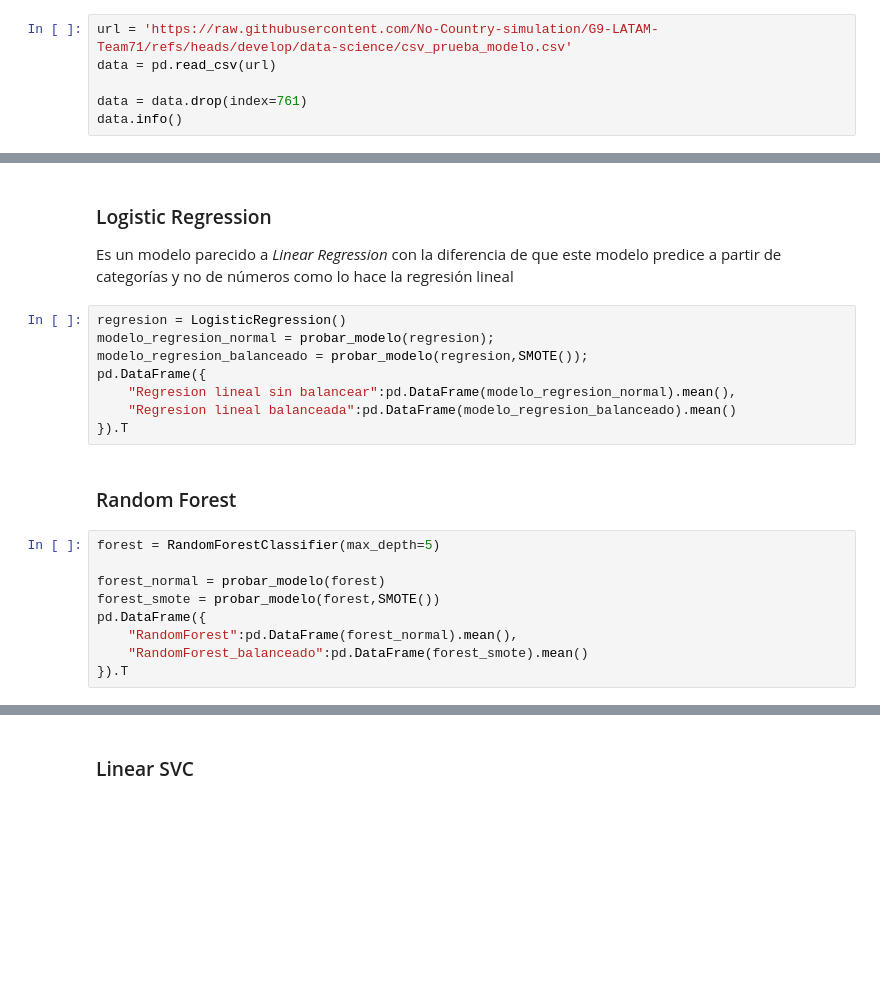
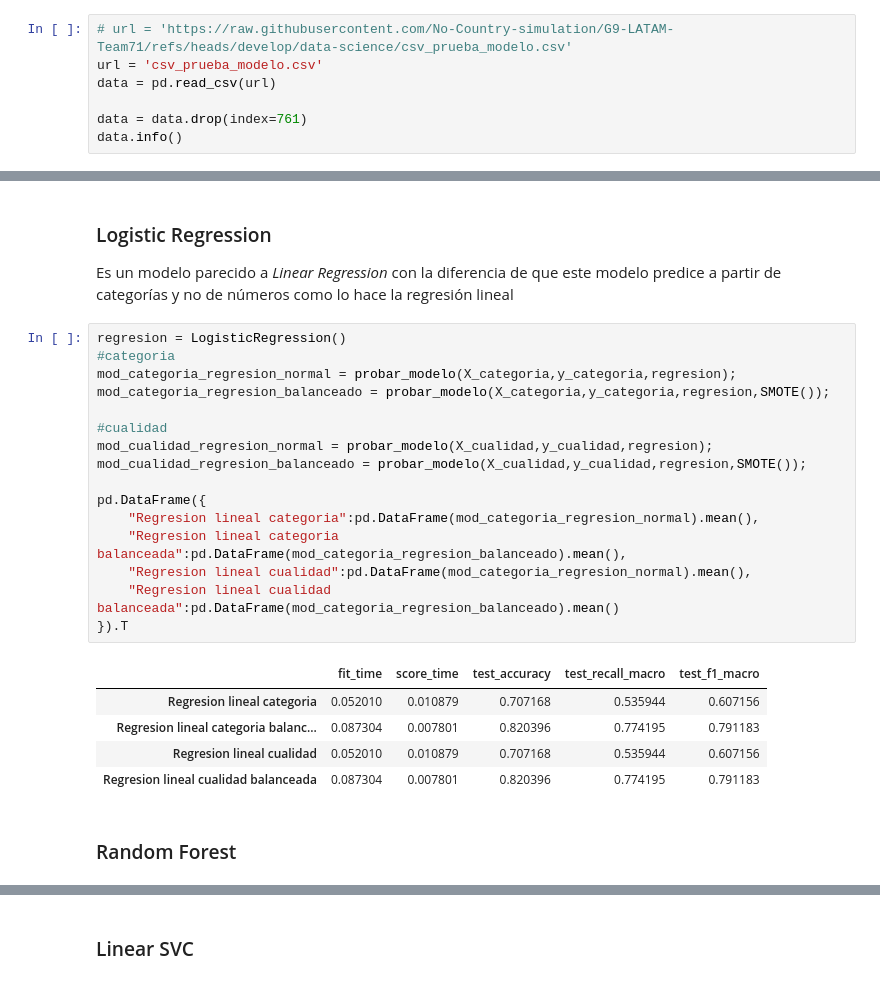
Before and after one commit to No-Country-simulation/G9-LATAM-Team71, a Jupyter notebook: data-science/Finance_AI_Asistente_Inteligente_de_Salud_Financiera.ipynb, the cells around one changed output, grey strips where cells are left out. Drawn from its saved outputs; the diff is of its cells as text; blank space fills up the shorter version.

```diff
--- a/data-science/Finance_AI_Asistente_Inteligente_de_Salud_Financiera.ipynb
+++ b/data-science/Finance_AI_Asistente_Inteligente_de_Salud_Financiera.ipynb
@@ -25,7 +21,8 @@ from imblearn.over_sampling import SMOTE
 # %% [markdown]
 Obtención de datos
 # %%
-url = 'https://raw.githubusercontent.com/No-Country-simulation/G9-LATAM-Team71/refs/heads/develop/data-science/csv_prueba_modelo.csv'
+# url = 'https://raw.githubusercontent.com/No-Country-simulation/G9-LATAM-Team71/refs/heads/develop/data-science/csv_prueba_modelo.csv'
+url = 'csv_prueba_modelo.csv'
 data = pd.read_csv(url)
 
 data = data.drop(index=761)
@@ -82,20 +121,25 @@ def probar_modelo(modelo, balanceo = None):
 Es un modelo parecido a *Linear Regression* con la diferencia de que este modelo predice a partir de categorías y no de números como lo hace la regresión lineal
 # %%
 regresion = LogisticRegression()
-modelo_regresion_normal = probar_modelo(regresion);
-modelo_regresion_balanceado = probar_modelo(regresion,SMOTE());
+#categoria
+mod_categoria_regresion_normal = probar_modelo(X_categoria,y_categoria,regresion);
+mod_categoria_regresion_balanceado = probar_modelo(X_categoria,y_categoria,regresion,SMOTE());
+
+#cualidad
+mod_cualidad_regresion_normal = probar_modelo(X_cualidad,y_cualidad,regresion);
+mod_cualidad_regresion_balanceado = probar_modelo(X_cualidad,y_cualidad,regresion,SMOTE());
+
 pd.DataFrame({
-    "Regresion lineal sin balancear":pd.DataFrame(modelo_regresion_normal).mean(),
-    "Regresion lineal balanceada":pd.DataFrame(modelo_regresion_balanceado).mean()
+    "Regresion lineal categoria":pd.DataFrame(mod_categoria_regresion_normal).mean(),
+    "Regresion lineal categoria balanceada":pd.DataFrame(mod_categoria_regresion_balanceado).mean(),
+    "Regresion lineal cualidad":pd.DataFrame(mod_categoria_regresion_normal).mean(),
+    "Regresion lineal cualidad balanceada":pd.DataFrame(mod_categoria_regresion_balanceado).mean()
 }).T
+# %% [output]
+|  | fit_time | score_time | test_accuracy | test_recall_macro | test_f1_macro |
+| Regresion lineal categoria | 0.052010 | 0.010879 | 0.707168 | 0.535944 | 0.607156 |
+| Regresion lineal categoria balanc... | 0.087304 | 0.007801 | 0.820396 | 0.774195 | 0.791183 |
+| Regresion lineal cualidad | 0.052010 | 0.010879 | 0.707168 | 0.535944 | 0.607156 |
+| Regresion lineal cualidad balanceada | 0.087304 | 0.007801 | 0.820396 | 0.774195 | 0.791183 |
 # %% [markdown]
 ### Random Forest
-# %%
-forest = RandomForestClassifier(max_depth=5)
-
-forest_normal = probar_modelo(forest)
-forest_smote = probar_modelo(forest,SMOTE())
-pd.DataFrame({
-    "RandomForest":pd.DataFrame(forest_normal).mean(),
-    "RandomForest_balanceado":pd.DataFrame(forest_smote).mean()
-}).T
```
Also changed, not shown: parts of 18 cells of this notebook, 1 other file.
